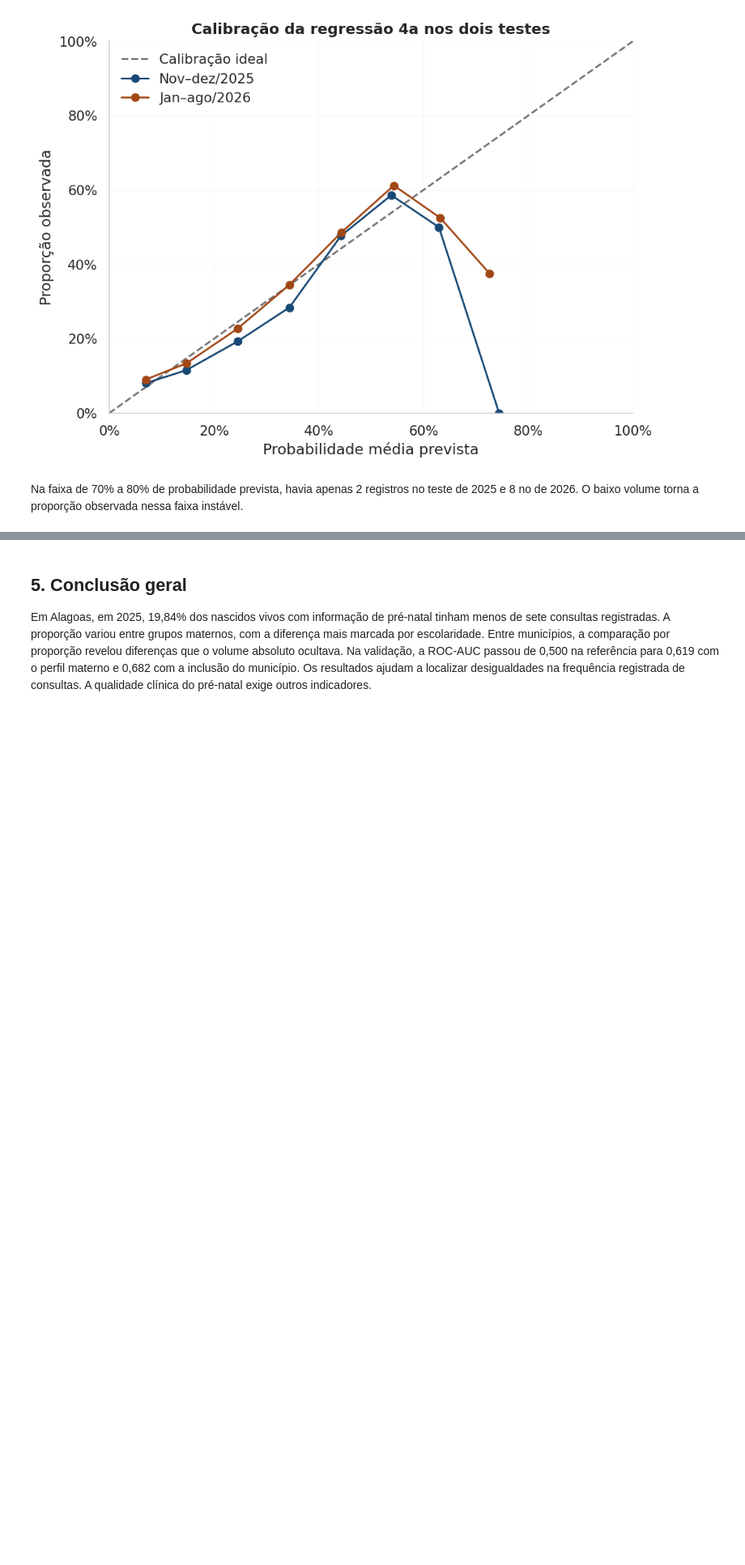
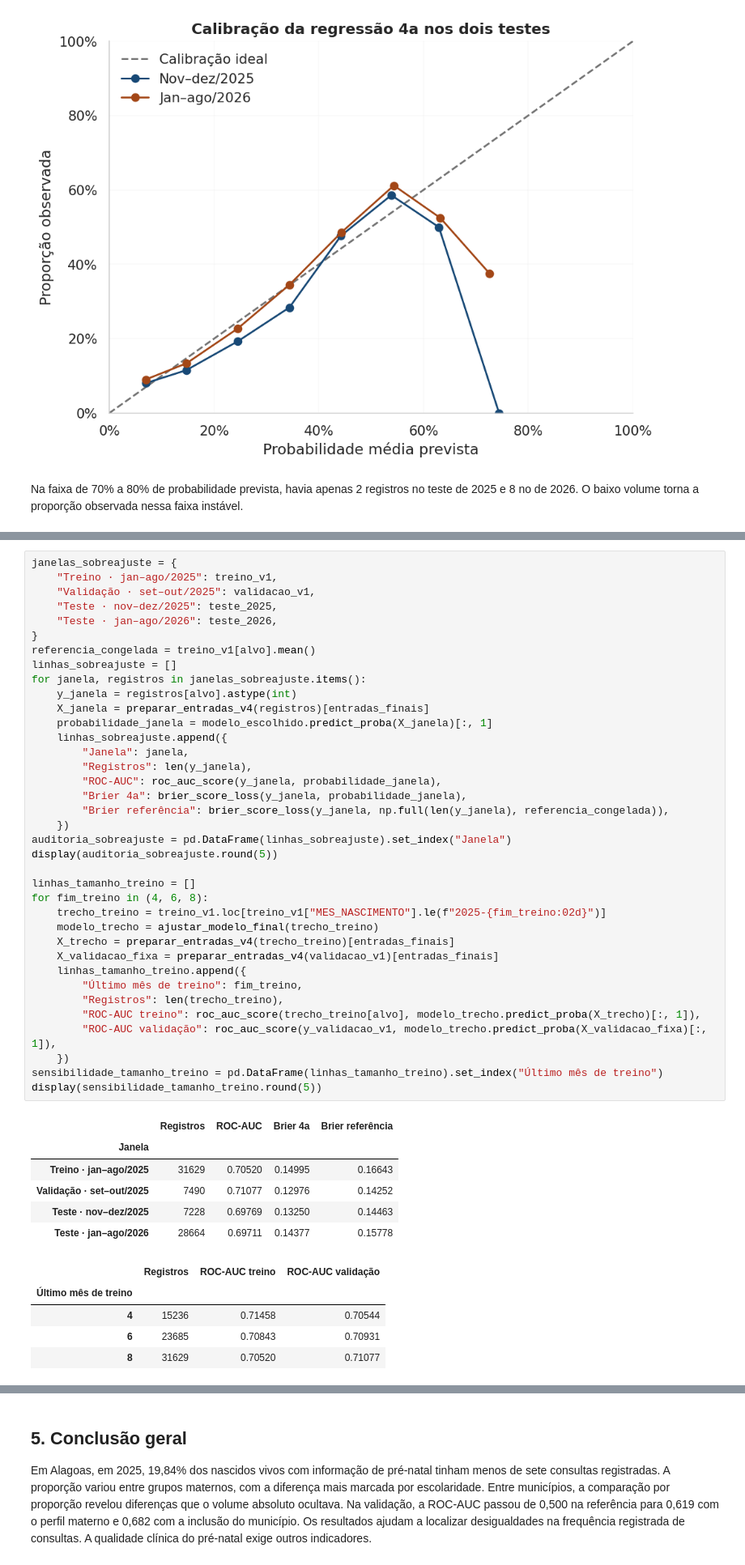
Before and after one commit to JoaoMonezi/analise_pre-natal-2025-al, a Jupyter notebook: notebooks/analise-sinasc-al-2025.ipynb, the cells around one changed output, grey strips where cells are left out. Shown at 81% size. Drawn from its saved outputs; the diff is of its cells as text; blank space fills up the shorter version.

```diff
--- a/notebooks/analise-sinasc-al-2025.ipynb
+++ b/notebooks/analise-sinasc-al-2025.ipynb
@@ -3024,0 +3088,49 @@ Na faixa de 70% a 80% de probabilidade prevista, havia apenas 2 registros no tes
+# %%
+janelas_sobreajuste = {
+    "Treino · jan–ago/2025": treino_v1,
+    "Validação · set–out/2025": validacao_v1,
+    "Teste · nov–dez/2025": teste_2025,
+    "Teste · jan–ago/2026": teste_2026,
+}
+referencia_congelada = treino_v1[alvo].mean()
+linhas_sobreajuste = []
+for janela, registros in janelas_sobreajuste.items():
+    y_janela = registros[alvo].astype(int)
+    X_janela = preparar_entradas_v4(registros)[entradas_finais]
+    probabilidade_janela = modelo_escolhido.predict_proba(X_janela)[:, 1]
+    linhas_sobreajuste.append({
+        "Janela": janela,
+        "Registros": len(y_janela),
+        "ROC-AUC": roc_auc_score(y_janela, probabilidade_janela),
+        "Brier 4a": brier_score_loss(y_janela, probabilidade_janela),
+        "Brier referência": brier_score_loss(y_janela, np.full(len(y_janela), referencia_congelada)),
+    })
+auditoria_sobreajuste = pd.DataFrame(linhas_sobreajuste).set_index("Janela")
+display(auditoria_sobreajuste.round(5))
+
+linhas_tamanho_treino = []
+for fim_treino in (4, 6, 8):
+    trecho_treino = treino_v1.loc[treino_v1["MES_NASCIMENTO"].le(f"2025-{fim_treino:02d}")]
+    modelo_trecho = ajustar_modelo_final(trecho_treino)
+    X_trecho = preparar_entradas_v4(trecho_treino)[entradas_finais]
+    X_validacao_fixa = preparar_entradas_v4(validacao_v1)[entradas_finais]
+    linhas_tamanho_treino.append({
+        "Último mês de treino": fim_treino,
+        "Registros": len(trecho_treino),
+        "ROC-AUC treino": roc_auc_score(trecho_treino[alvo], modelo_trecho.predict_proba(X_trecho)[:, 1]),
+        "ROC-AUC validação": roc_auc_score(y_validacao_v1, modelo_trecho.predict_proba(X_validacao_fixa)[:, 1]),
+    })
+sensibilidade_tamanho_treino = pd.DataFrame(linhas_tamanho_treino).set_index("Último mês de treino")
+display(sensibilidade_tamanho_treino.round(5))
+# %% [output]
+|  | Registros | ROC-AUC | Brier 4a | Brier referência |
+| Janela |  |  |  |  |
+| Treino · jan–ago/2025 | 31629 | 0.70520 | 0.14995 | 0.16643 |
+| Validação · set–out/2025 | 7490 | 0.71077 | 0.12976 | 0.14252 |
+| Teste · nov–dez/2025 | 7228 | 0.69769 | 0.13250 | 0.14463 |
+| Teste · jan–ago/2026 | 28664 | 0.69711 | 0.14377 | 0.15778 |
+|  | Registros | ROC-AUC treino | ROC-AUC validação |
+| Último mês de treino |  |  |  |
+| 4 | 15236 | 0.71458 | 0.70544 |
+| 6 | 23685 | 0.70843 | 0.70931 |
+| 8 | 31629 | 0.70520 | 0.71077 |
```
Also changed, not shown: parts of 9 cells of this notebook, 2 other files.
